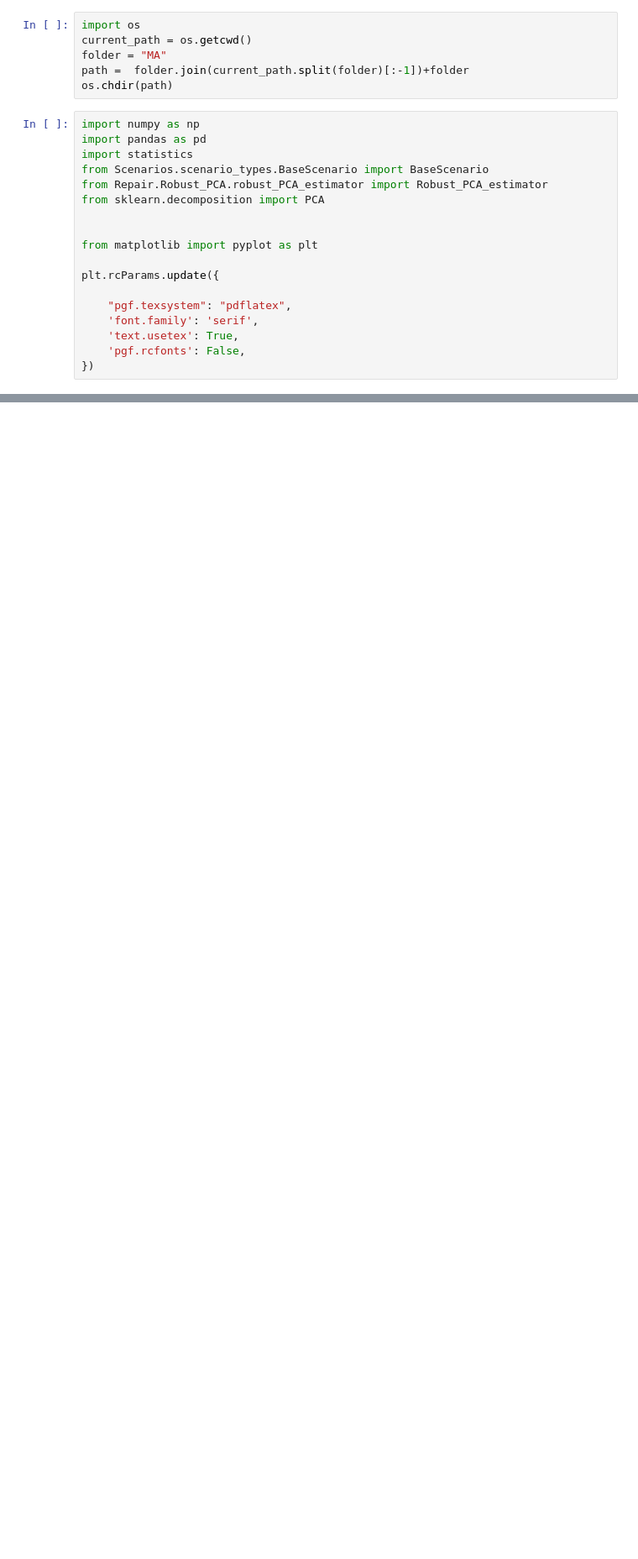
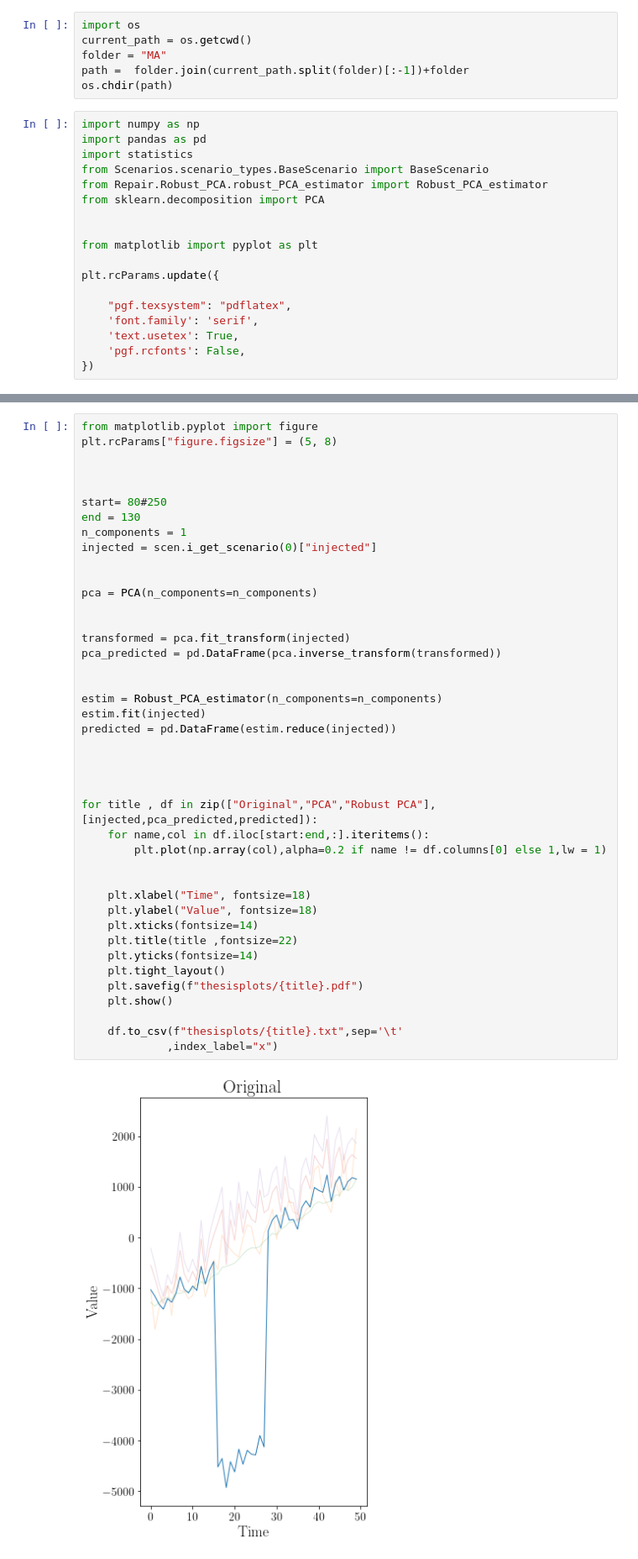
Before and after one commit to AKheli/RepBench, a Jupyter notebook: Repair/Robust_PCA/RobustPCANotebook.ipynb, the cells around one changed output, grey strips where cells are left out. Shown at 84% size. Saved outputs shown, nothing was run; the diff lists cells and outputs as text; blank space fills up the shorter version.

```diff
--- a/Repair/Robust_PCA/RobustPCANotebook.ipynb
+++ b/Repair/Robust_PCA/RobustPCANotebook.ipynb
@@ -81,0 +75,44 @@ plt.show()
+# %%
+from matplotlib.pyplot import figure
+plt.rcParams["figure.figsize"] = (5, 8)
+
+
+
+start= 80#250
+end = 130
+n_components = 1
+injected = scen.i_get_scenario(0)["injected"]
+
+
+pca = PCA(n_components=n_components)
+
+
+transformed = pca.fit_transform(injected)
+pca_predicted = pd.DataFrame(pca.inverse_transform(transformed))
+
+
+estim = Robust_PCA_estimator(n_components=n_components)
+estim.fit(injected)
+predicted = pd.DataFrame(estim.reduce(injected))
+
+
+
+
+for title , df in zip(["Original","PCA","Robust PCA"],[injected,pca_predicted,predicted]):
+    for name,col in df.iloc[start:end,:].iteritems():
+        plt.plot(np.array(col),alpha=0.2 if name != df.columns[0] else 1,lw = 1)
+
+
+    plt.xlabel("Time", fontsize=18)
+    plt.ylabel("Value", fontsize=18)
+    plt.xticks(fontsize=14)
+    plt.title(title ,fontsize=22)
+    plt.yticks(fontsize=14)
+    plt.tight_layout()
+    plt.savefig(f"thesisplots/{title}.pdf")
+    plt.show()
+
+    df.to_csv(f"thesisplots/{title}.txt",sep='\t'
+             ,index_label="x")
+# %% [output]
+[figure, added]
```
Also changed, not shown: parts of 3 cells of this notebook, 38 other files.
